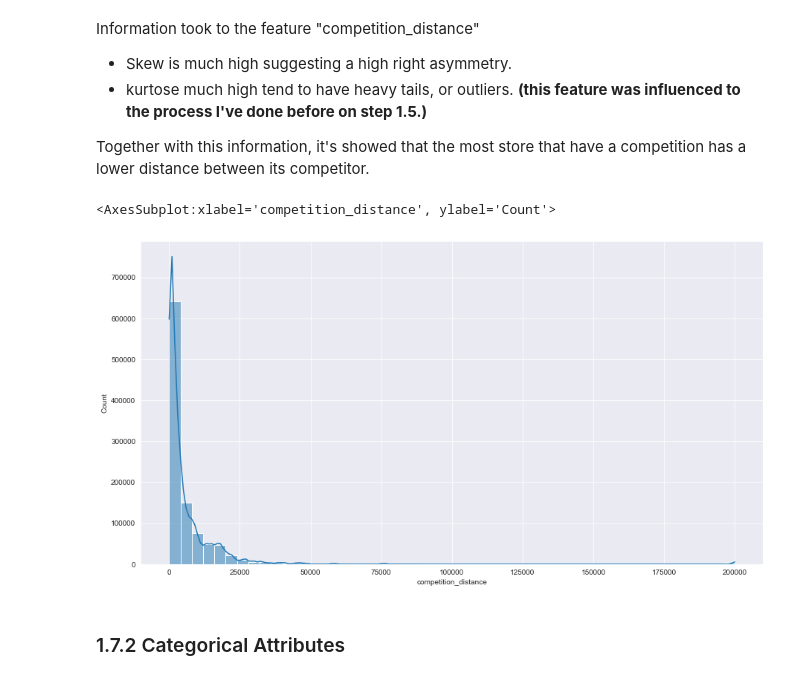
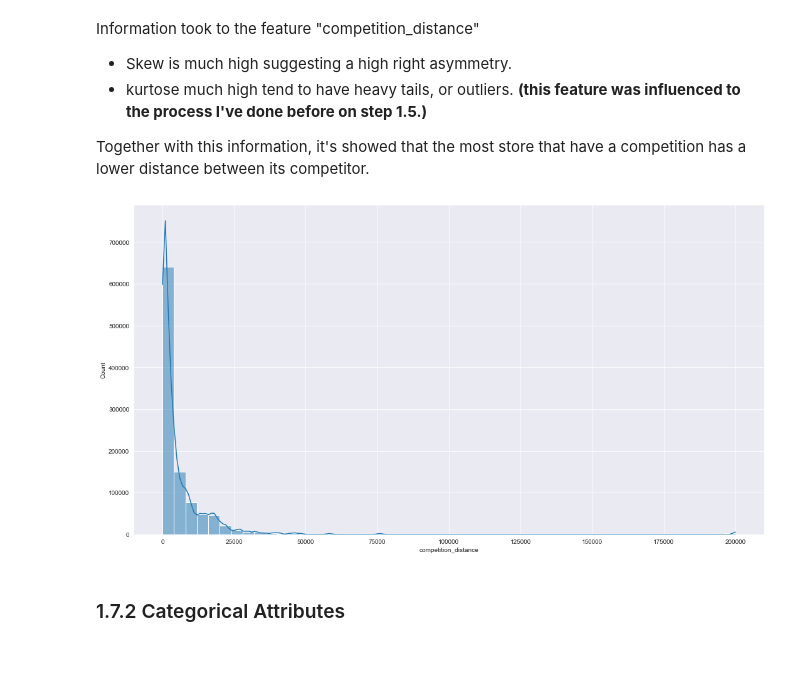
Before and after one commit to Marcoslsl/DataScienceProduction, a Jupyter notebook: m03_store_sales_prediction.ipynb, the cells around one changed output. Cells and saved outputs as stored; diff of their text form; code cells hidden in the pictures.

```diff
--- a/m03_store_sales_prediction.ipynb
+++ b/m03_store_sales_prediction.ipynb
@@ -261,9 +277,10 @@ Together with this information, it's showed that the most store that have a comp
 # %%
 plt.figure( figsize=( 15, 8 ) )
 sns.histplot( df1['competition_distance'], kde=True, bins=50, color=sns.color_palette('Paired')[1] )
+
+plt.tight_layout()
 # %% [output]
-<AxesSubplot:xlabel='competition_distance', ylabel='Count'>
-[figure, old version]
+[figure, new version]
 # %% [markdown]
 ### 1.7.2 Categorical Attributes
 # %%
```
Also changed, not shown: parts of 34 cells of this notebook, 1 other file.
